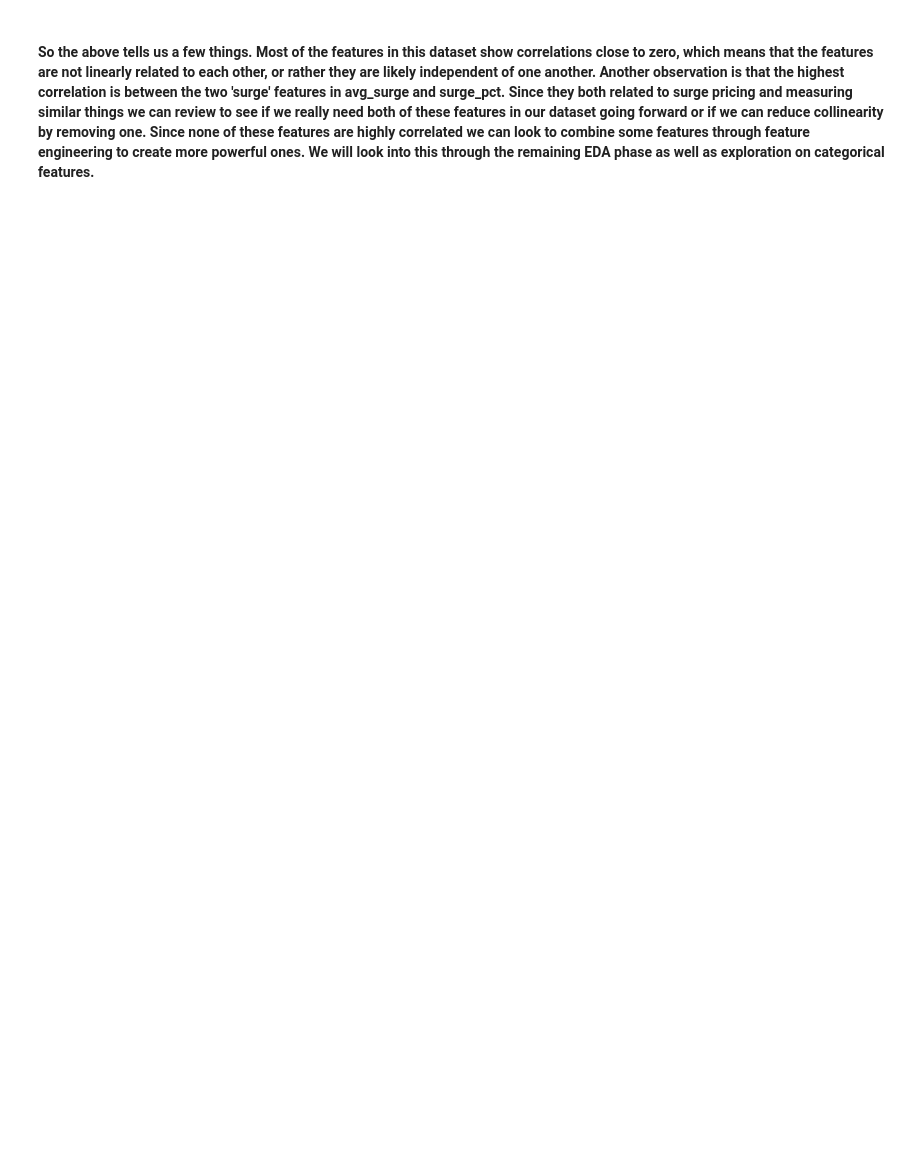
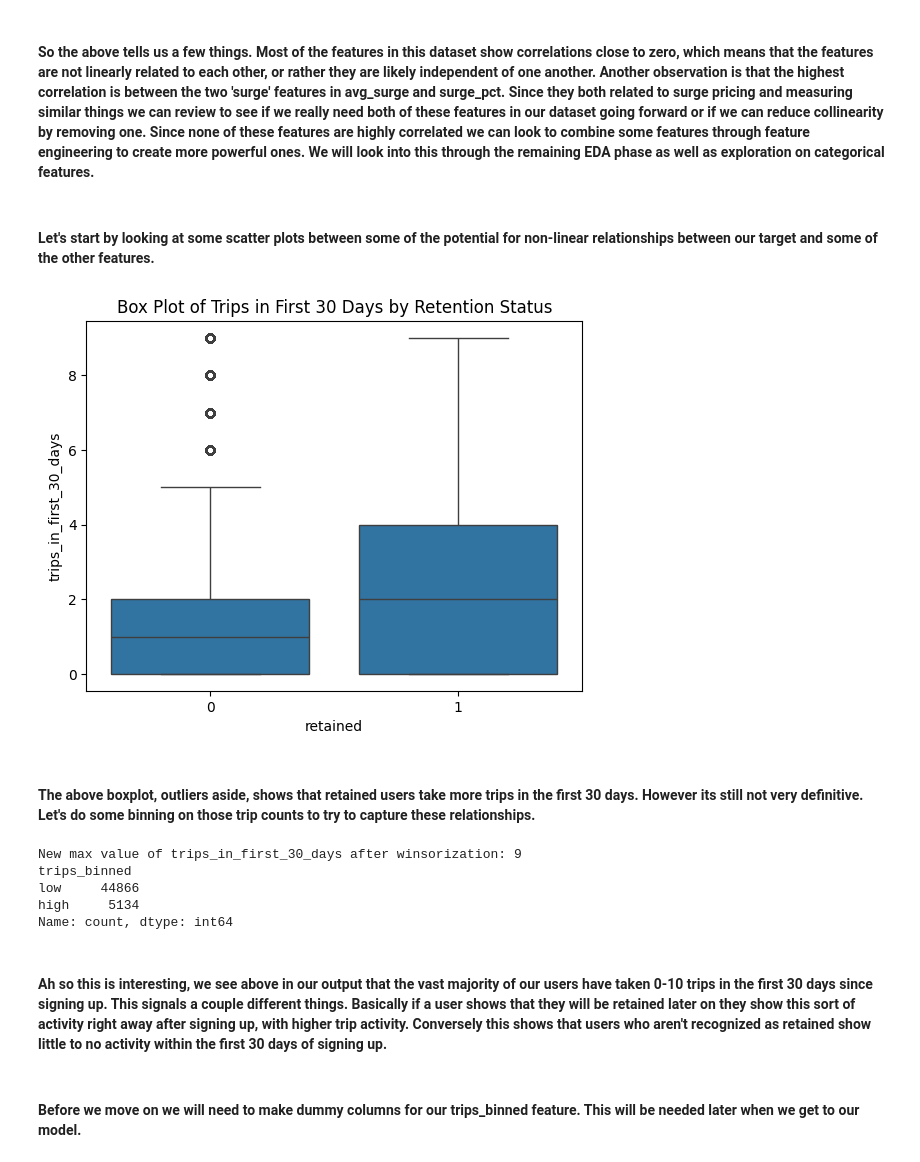
Before and after one commit to Taliwat/Springboard-DS, a Jupyter notebook: Mod37 - TakeHome Challenge 1/th_chall.ipynb, the cells around one changed output. Drawn from its saved outputs; the diff is of its cells as text; code cells hidden in the pictures; blank space fills up the shorter version.

Commit message:
adding take home challenge 1

```diff
--- a/Mod37 - TakeHome Challenge 1/th_chall.ipynb
+++ b/Mod37 - TakeHome Challenge 1/th_chall.ipynb
@@ -446,2 +483,36 @@ plt.show()
 # %% [markdown]
 #### So the above tells us a few things.  Most of the features in this dataset show correlations close to zero, which means that the features are not linearly related to each other, or rather they are likely independent of one another.  Another observation is that the highest correlation is between the two 'surge' features in avg_surge and surge_pct.  Since they both related to surge pricing and measuring similar things we can review to see if we really need both of these features in our dataset going forward or if we can reduce collinearity by removing one.  Since none of these features are highly correlated we can look to combine some features through feature engineering to create more powerful ones.  We will look into this through the remaining EDA phase as well as exploration on categorical features.
+# %% [markdown]
+#### Let's start by looking at some scatter plots between some of the potential for non-linear relationships between our target and some of the other features.
+# %%
+# Box plot between target and trips_in_first_30_days
+sns.boxplot(x = 'retained', y = 'trips_in_first_30_days', data = ult_df)
+plt.title('Box Plot of Trips in First 30 Days by Retention Status')
+plt.show()
+# %% [output]
+[figure, added]
+# %% [markdown]
+#### The above boxplot, outliers aside, shows that retained users take more trips in the first 30 days.  However its still not very definitive.  Let's do some binning on those trip counts to try to capture these relationships.
+# %%
+# Check the new max value after winsorization
+max_value = ult_df['trips_in_first_30_days'].max()
+print(f"New max value of trips_in_first_30_days after winsorization: {max_value}")
+
+# Binning the trips_in_first_30_days into 3 groups
+ult_df['trips_binned'] = pd.cut(ult_df['trips_in_first_30_days'],
+                                    bins = [0, 5, 9],
+                                    labels = ['low', 'high'],
+                                    include_lowest=True)
+
+# Check the work
+print(ult_df['trips_binned'].value_counts())
+# %% [output]
+New max value of trips_in_first_30_days after winsorization: 9
+trips_binned
+low     44866
+high     5134
+Name: count, dtype: int64
+# %% [markdown]
+#### Ah so this is interesting, we see above in our output that the vast majority of our users have taken 0-10 trips in the first 30 days since signing up.  This signals a couple different things.  Basically if a user shows that they will be retained later on they show this sort of activity right away after signing up, with higher trip activity.  Conversely this shows that users who aren't recognized as retained show little to no activity within the first 30 days of signing up.
+# %% [markdown]
+#### Before we move on we will need to make dummy columns for our trips_binned feature.  This will be needed later when we get to our model.
```
Also changed, not shown: parts of 70 cells of this notebook, 2 other files.
